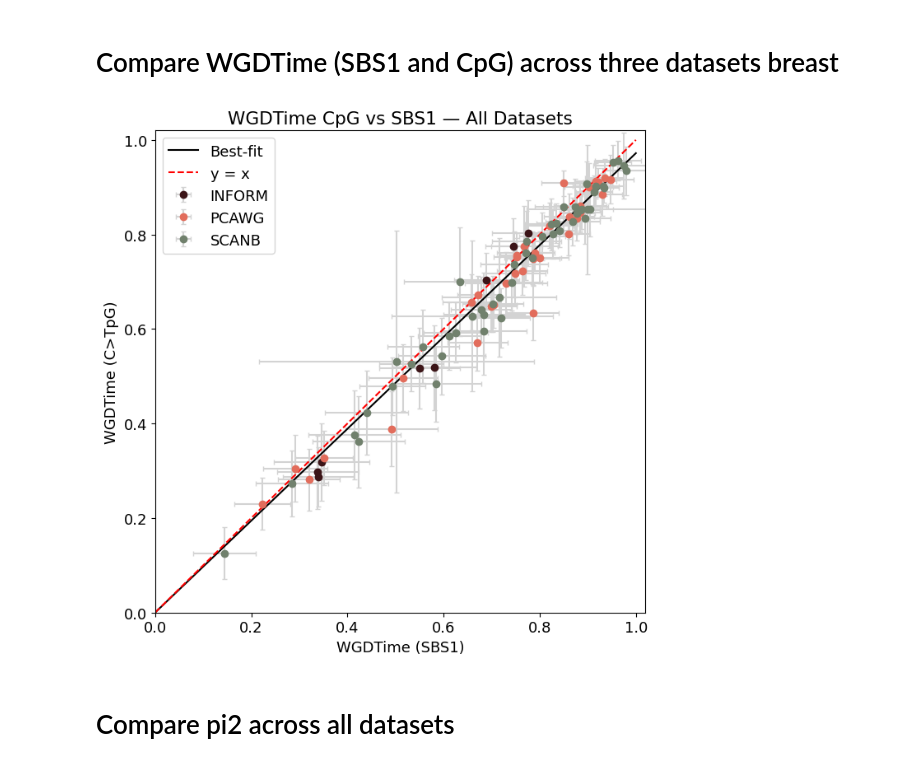
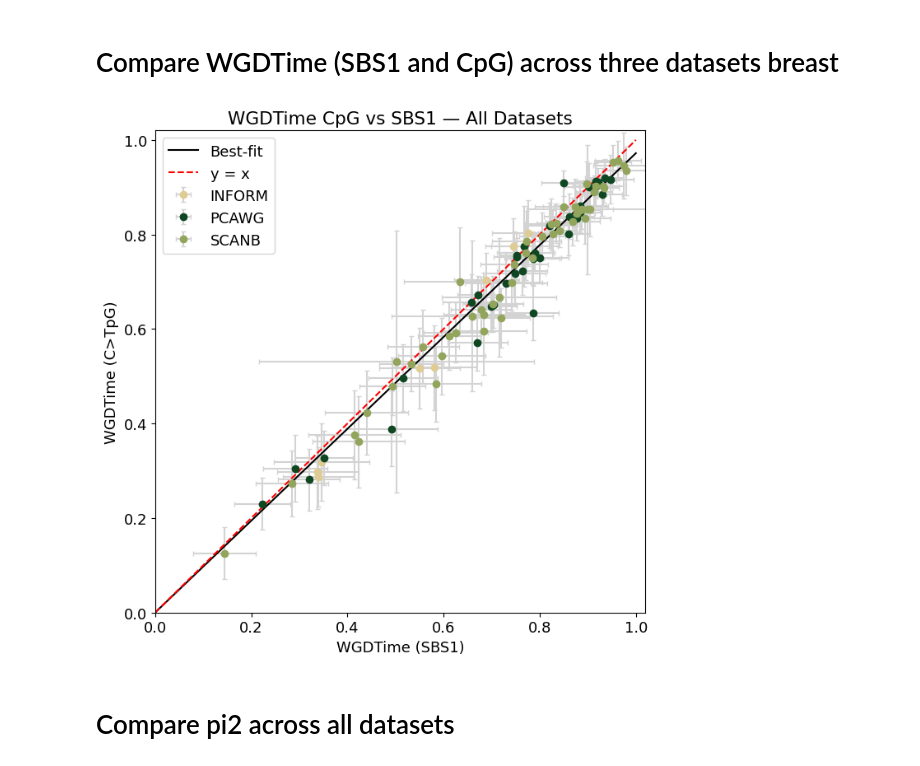
Before and after one commit to michandreop/HRDTimer, a Jupyter notebook: notebooks/paper_figures/Fig1.ipynb, the cells around one changed output. Cells and saved outputs as stored; diff of their text form; code cells hidden in the pictures.

```diff
--- a/notebooks/paper_figures/Fig1.ipynb
+++ b/notebooks/paper_figures/Fig1.ipynb
@@ -121,34 +121,35 @@ files = {
 }
 
 df_all = pd.concat([
     pd.read_csv(f)[['WGDTime', 'WGDTime_ci', 'WGDTime_CpG', 'WGDTime_CpG_err']].assign(Dataset=k)
     for k, f in files.items()
 ]).dropna()
 
 data = odr.RealData(df_all["WGDTime"], df_all["WGDTime_CpG"],
                     sx=df_all["WGDTime_ci"], sy=df_all["WGDTime_CpG_err"])
 output = odr.ODR(data, odr.Model(lambda B, x: B[0]*x), beta0=[1.]).run()
 slope, chi2 = output.beta[0], output.sum_square
 #print(f"Slope: {slope:.3f}\nChi-squared: {chi2:.3f}\nReduced Chi-squared: {chi2/(len(df_all)-1):.3f}")
 
 plt.figure(figsize=(7, 7))
 colors = {'INFORM': '#3c1518', 'SCANB': '#71816d', 'PCAWG': '#e26d5c'}
+colors = {'INFORM': '#DFCC94', 'SCANB': '#93A55D', 'PCAWG': '#0F4722'}
 for k, g in df_all.groupby("Dataset"):
     plt.errorbar(g["WGDTime"], g["WGDTime_CpG"], xerr=g["WGDTime_ci"], yerr=g["WGDTime_CpG_err"],
                  fmt='o', label=k, color=colors[k], ecolor='lightgrey', capsize=2)
 
 x = np.linspace(0, 1, 100)
 plt.plot(x, slope*x, 'k-', label='Best-fit')
 plt.plot([0, 1], [0, 1], 'r--', label='y = x')
 plt.xlabel("WGDTime (SBS1)")
 plt.ylabel("WGDTime (C>TpG)")
 plt.title("WGDTime CpG vs SBS1 — All Datasets")
 plt.xlim(0, 1.02), plt.ylim(0, 1.02)
 plt.legend(), plt.tight_layout()
 #plt.savefig("AAA_Apr25_plots/All_Cohorts_CpG_vs_SBS1.pdf", format='pdf', bbox_inches='tight')
 plt.show()
 # %% [output]
-[figure, old version]
+[figure, new version]
 # %% [markdown]
 # Compare pi2 across all datasets
 # %%
```
Also changed, not shown: parts of 3 cells of this notebook, 2 other files.
